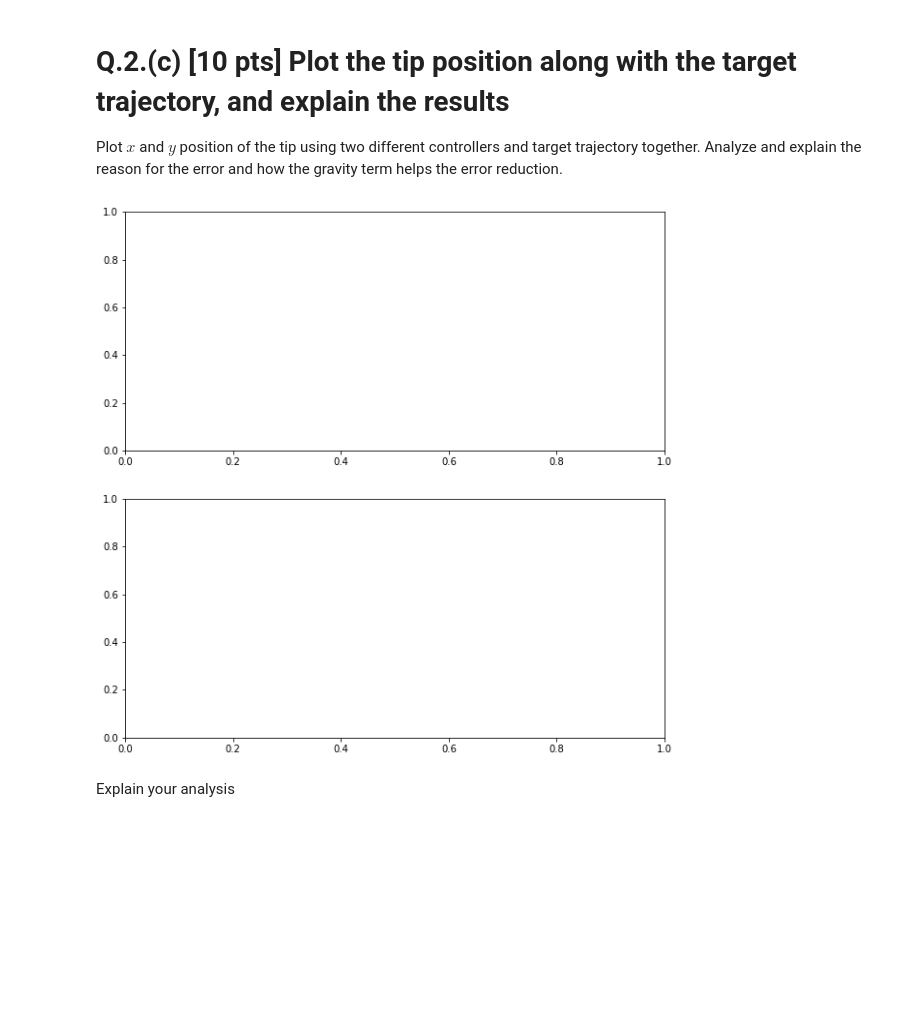
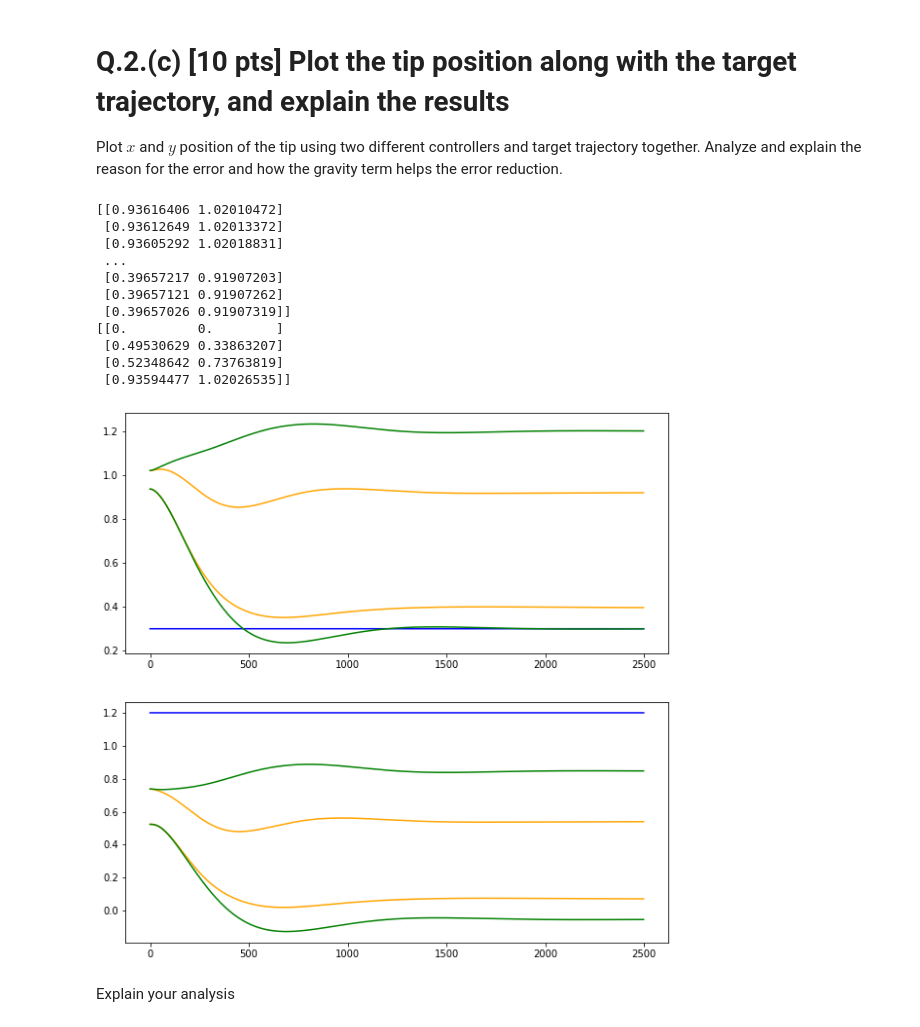
Before and after one commit to 326-YL/403-Fall-2022, a Jupyter notebook: hws/hw9/hw9.ipynb, the cells around one changed output. Saved outputs shown, nothing was run; the diff lists cells and outputs as text; code cells hidden in the pictures; blank space fills up the shorter version.

```diff
--- a/hws/hw9/hw9.ipynb
+++ b/hws/hw9/hw9.ipynb
@@ -283,18 +335,38 @@ Plot $x$ and $y$ position of the tip using two different controllers and target
 # %%
 # Plot x, y of the tip
 fig= plt.figure(figsize=(10,10))
 keypoints_kin = np.array(key_pts_kin)
+print(keypoints_kin[:,3])
+print(keypoints_kin[3,:])
 keypoints_kin_grav = np.array(key_pts_kin_grav)
 
 ax = plt.subplot(2,1,1)
+
+ax.plot(xee_des_trj[:,0],color="blue")
+ax.plot(keypoints_kin[:,3],color="orange")
+ax.plot(keypoints_kin_grav[:,3],color="green")
 ...
 
 ax = plt.subplot(2,1,2)
+ax.plot(xee_des_trj[:,1],color="blue")
+ax.plot(keypoints_kin[:,2],color="orange")
+ax.plot(keypoints_kin_grav[:,2],color="green")
 ...
 
 plt.show()
 # %% [output]
+[[0.93616406 1.02010472]
+ [0.93612649 1.02013372]
+ [0.93605292 1.02018831]
+ ...
+ [0.39657217 0.91907203]
+ [0.39657121 0.91907262]
+ [0.39657026 0.91907319]]
+[[0.         0.        ]
+ [0.49530629 0.33863207]
+ [0.52348642 0.73763819]
+ [0.93594477 1.02026535]]
-[figure, old version]
+[figure, new version]
 # %% [markdown]
 Explain your analysis
 # %% [markdown]
```
Also changed, not shown: parts of 13 cells of this notebook.
